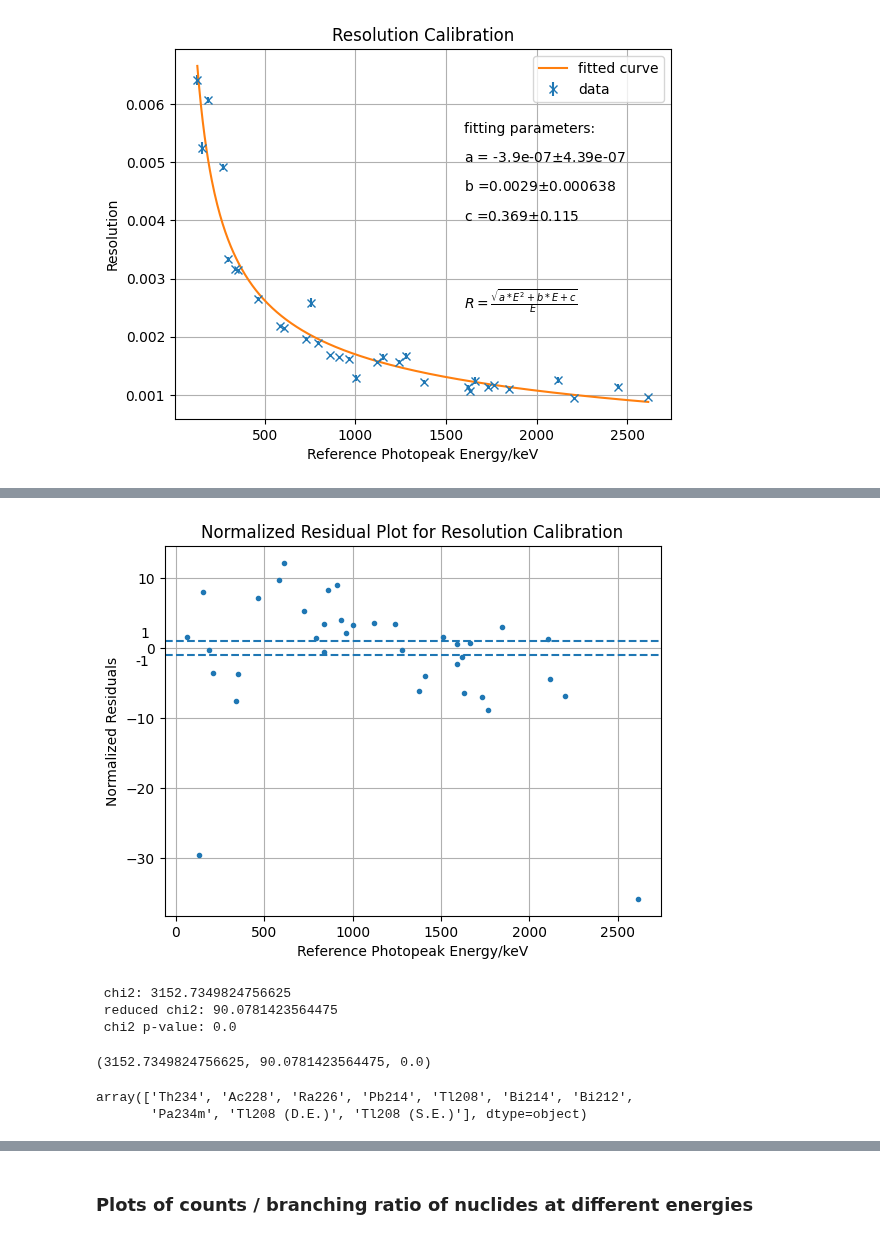
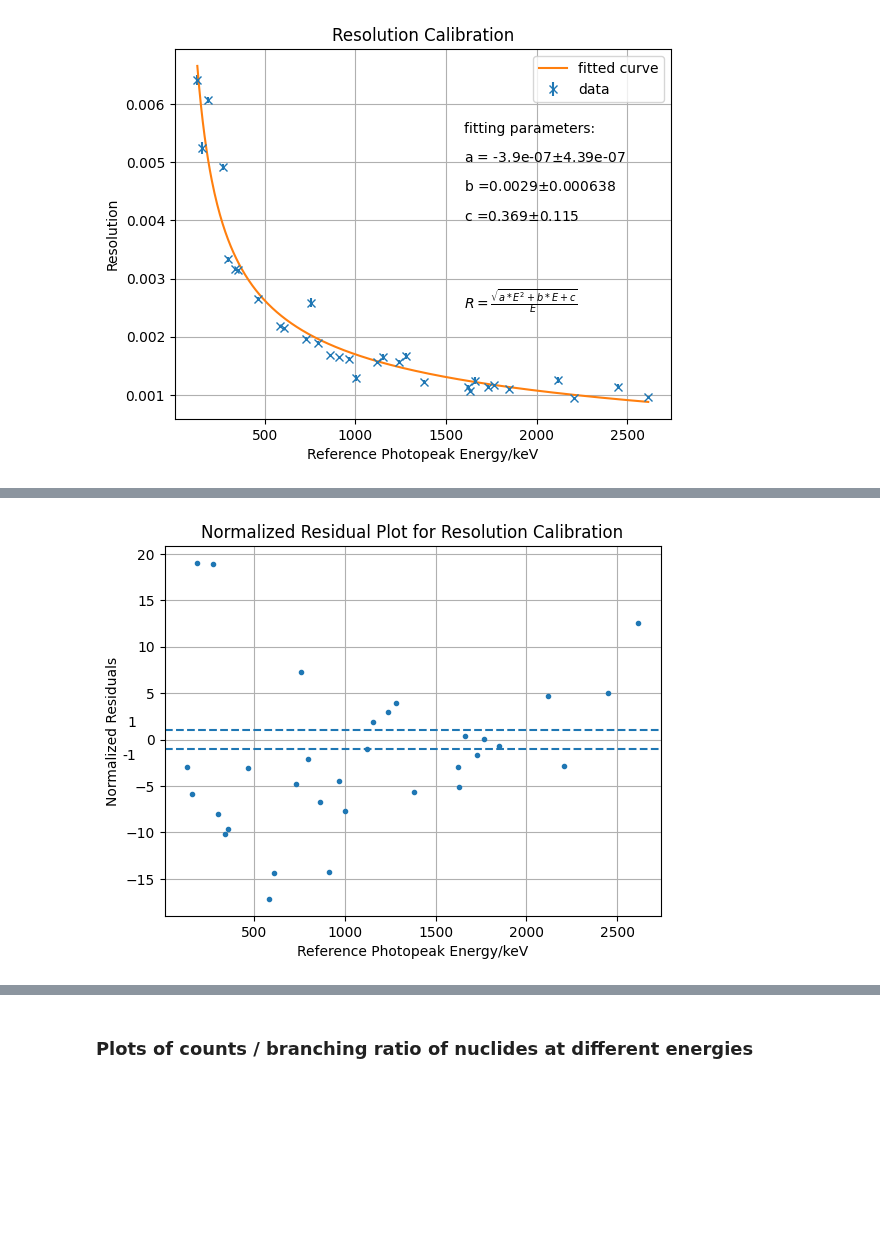
Before and after one commit to ngcnpeter/HPGe_lab_y3, a Jupyter notebook: spectal_analysis.ipynb, the cells around one changed output, grey strips where cells are left out. Saved outputs shown, nothing was run; the diff lists cells and outputs as text; code cells hidden in the pictures; blank space fills up the shorter version.

```diff
--- a/spectal_analysis.ipynb
+++ b/spectal_analysis.ipynb
@@ -75,14 +157,14 @@ def nndc(nuc):
     soup = BeautifulSoup(response.content,'html.parser')
     nndc_df = pd.read_csv(io.StringIO(soup.find('pre').text), sep="\t")
     #rename nndc columns
-    nndc_col = {'Rad Ene.  ' : 'nndc_peak_energy','Unc       .2':'BR_err','Unc       ':'E_err'}
+    nndc_col = {'Rad Ene.  ' : 'nndc_peak_energy','Unc       .2':'BR_err','Unc       ':'E_err','T1/2 (num)        ':'T1/2(s)' }
     nndc_df.rename(columns = nndc_col,inplace=True)
     #adding branching ratios of gamma rad. from electron capture and other pathways of the same energy
     nndc_df['BR'] = nndc_df.groupby(['nndc_peak_energy'])['Rad Int.  '].transform('sum')/100 #BR = intensity/100
     nndc_df['rounded_energy'] = round(nndc_df['nndc_peak_energy'],ndigits=0)
     nndc_df['nuc'] = nuc
     #nndc_df['BR_err'] = nndc_df['BR_err'].astype(float)/100
-    return nndc_df[['nndc_peak_energy','E_err','BR','BR_err','rounded_energy','nuc']]
+    return nndc_df[['nndc_peak_energy','E_err','BR','BR_err','rounded_energy','nuc','T1/2(s)']]
 # %%
 #store reference photopeaks as pd.DataFrame
 pp_df = pd.read_csv('Data/Photopeak_References/PhotoPeak.txt',sep = '[ \s]{2,}|\t',names = ['Photopeak_Energy','Nuclide','BR','Dose']) #photopeak dataframe
@@ -424,26 +515,14 @@ NameError: name 'p_fwhm2_err' is not defined
 # %%
 plt.figure()
 plt.title('Normalized Residual Plot for Resolution Calibration')
-plt.plot(x_res,(y_res-res_fit_2(x_res,*res_par))/y_err_res,'.')
+plt.plot(x_res,(y_res-res_fit_2(x_res,*res_par))/y_res_err,'.')
 plt.xlabel('Reference Photopeak Energy/keV')
 plt.ylabel('Normalized Residuals')
 plt.grid()
 plt.axhline(1,linestyle = '--')
 plt.axhline(-1,linestyle = '--')
 plt.text(-150, 1, '1', ha='right', va='bottom')
 plt.text(-150, -1, '-1', ha='right', va='top')
 plt.savefig('res_norm_resid.pdf')
 # %% [output]
-[figure, old version]
+[figure, new version]
-# %%
-chi2_prob(y_res,res_fit_2(x_res,*res_par),y_err_res,len(x_res)-2)
-# %% [output]
- chi2: 3152.7349824756625
- reduced chi2: 90.0781423564475
- chi2 p-value: 0.0
-(3152.7349824756625, 90.0781423564475, 0.0)
-# %%
-df_new['Nuclide'].unique()
-# %% [output]
-array(['Th234', 'Ac228', 'Ra226', 'Pb214', 'Tl208', 'Bi214', 'Bi212',
-       'Pa234m', 'Tl208 (D.E.)', 'Tl208 (S.E.)'], dtype=object)
```
Also changed, not shown: parts of 10 cells of this notebook, 1 other file.
